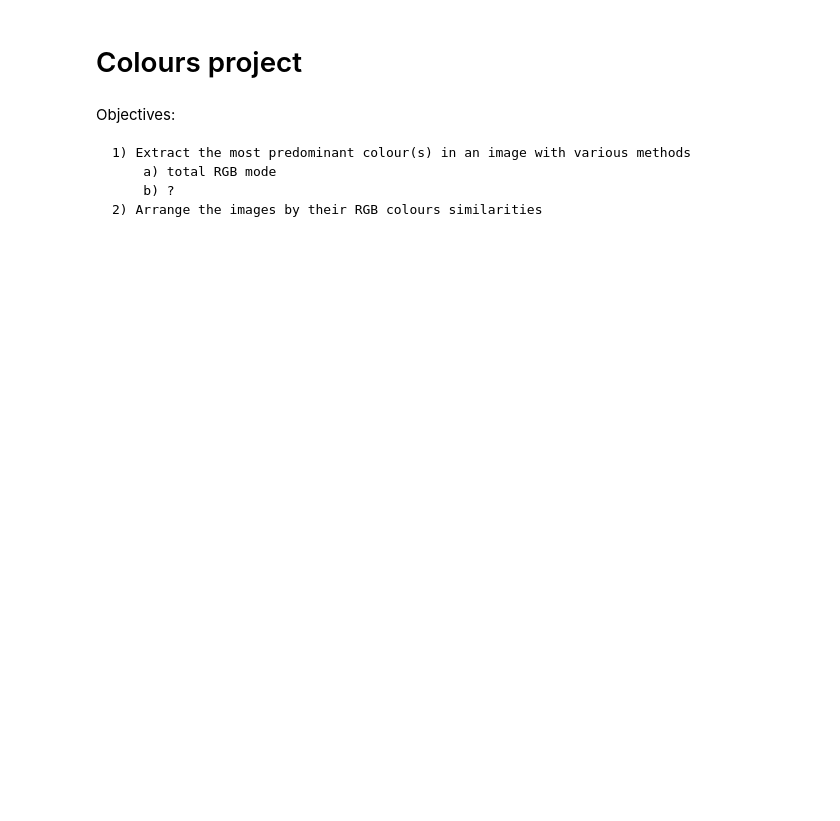
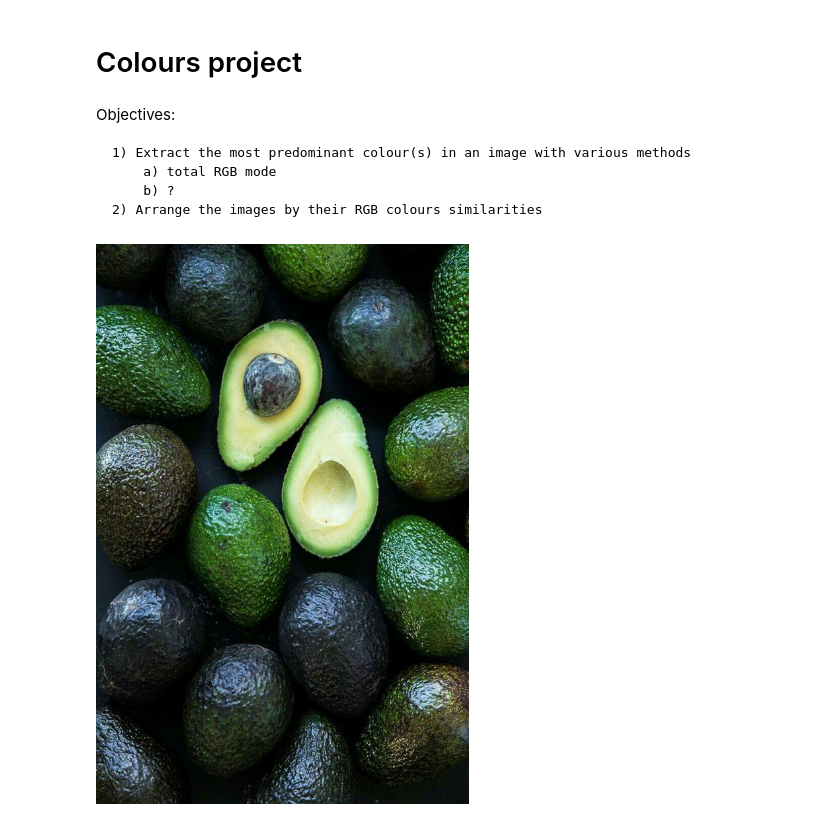
Before and after one commit to mercedesabril/Colour-Clustering, a Jupyter notebook: colours.ipynb, the cells around one changed output. Drawn from its saved outputs; the diff is of its cells as text; code cells hidden in the pictures; blank space fills up the shorter version.

```diff
--- a/colours.ipynb
+++ b/colours.ipynb
@@ -35,8 +35,7 @@ def RGB_histogram(values, name):
     plt.xlabel("Contribution to the pixels")
     plt.savefig("histograms/RGB_contribution_" + name + ".png")
 # %%
-def multiple_images(img, outputname):
-    images = [Image.open(x) for x in img]
+def multiple_images(images, outputname):
     widths, heights = zip(*(i.size for i in images))
     total_width = sum(widths)
     max_height = max(heights)
@@ -142,5 +143,8 @@ class ImageAnalizer(object):
 # %%
-Imagen = ImageAnalizer("ceb.jpg")
+Imagen = ImageAnalizer("av.jpg", 5)
+Imagen.img
+# %% [output]
+[figure, added]
 # %%
 Imagen.RGB_composite()
 # %%
```
Also changed, not shown: parts of 7 cells of this notebook, 55 other files.
